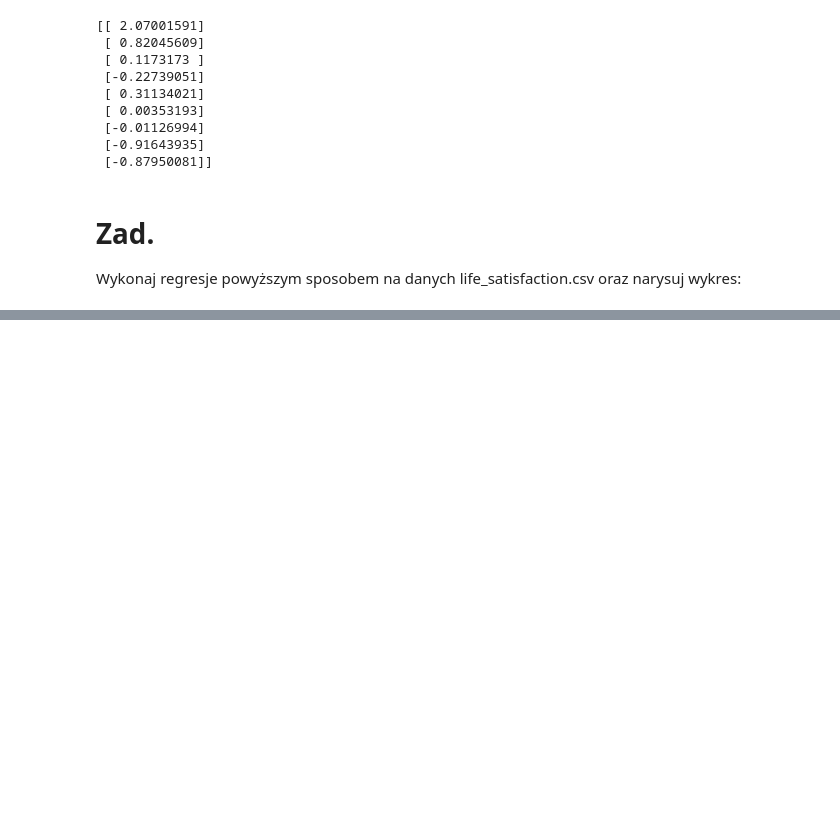
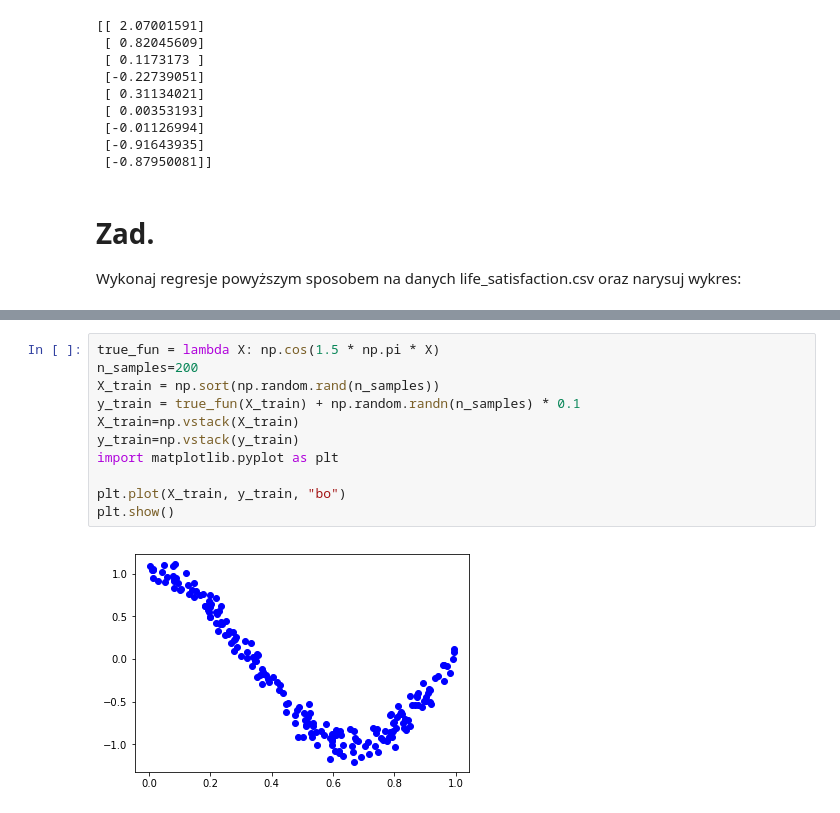
Before and after one commit to przem85/bootcamp, a Jupyter notebook: statistics/D17_Z01.ipynb, the cells around one changed output, grey strips where cells are left out. Saved outputs shown, nothing was run; the diff lists cells and outputs as text; blank space fills up the shorter version.

```diff
--- a/statistics/D17_Z01.ipynb
+++ b/statistics/D17_Z01.ipynb
@@ -554,0 +560,13 @@ Wykonaj regresje powyższym sposobem na danych life_satisfaction.csv oraz narysu
+# %%
+true_fun = lambda X: np.cos(1.5 * np.pi * X)
+n_samples=200
+X_train = np.sort(np.random.rand(n_samples))
+y_train = true_fun(X_train) + np.random.randn(n_samples) * 0.1
+X_train=np.vstack(X_train)
+y_train=np.vstack(y_train)
+import matplotlib.pyplot as plt
+
+plt.plot(X_train, y_train, "bo")
+plt.show()
+# %% [output]
+[figure, added]
```
Also changed, not shown: parts of 9 cells of this notebook.
